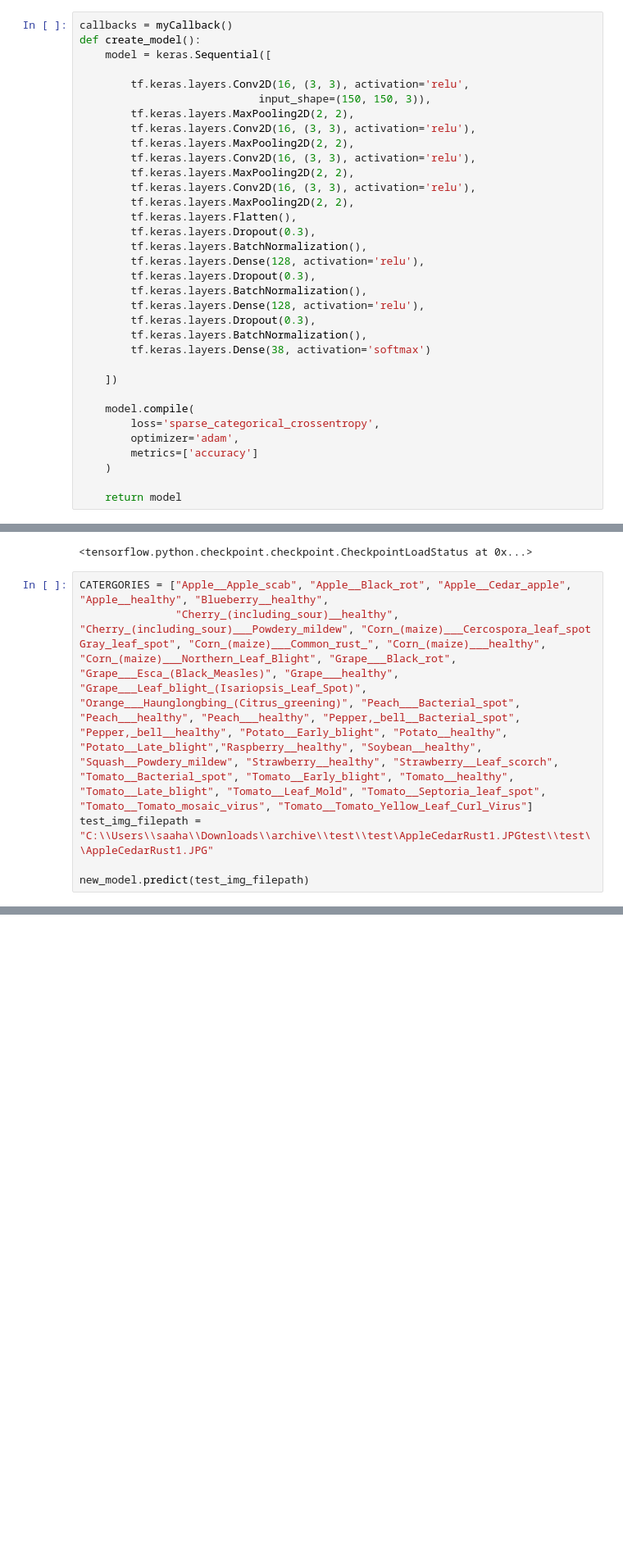
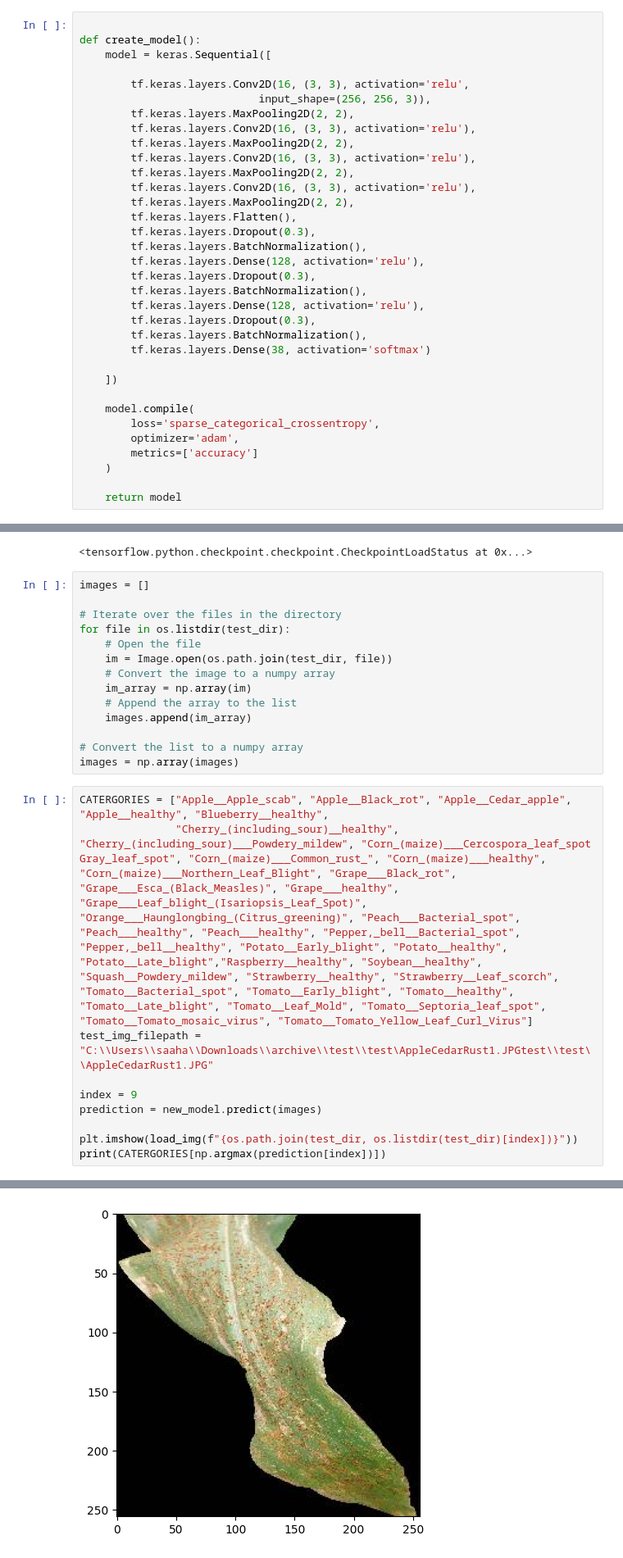
Before and after one commit to SaucyBoi21/CropDiseaseDetectionAI, a Jupyter notebook: code.ipynb, the cells around one changed output, grey strips where cells are left out. Shown at 82% size. Saved outputs shown, nothing was run; the diff lists cells and outputs as text; blank space fills up the shorter version.

Commit message:
created test functionality that will allow you to test the accuracy of the model

```diff
--- a/code.ipynb
+++ b/code.ipynb
@@ -82,12 +84,12 @@ Using 56236 files for training.
 Found 70295 files belonging to 38 classes.
 Using 14059 files for validation.
 # %%
-callbacks = myCallback()
+
 def create_model():
     model = keras.Sequential([
 
         tf.keras.layers.Conv2D(16, (3, 3), activation='relu',
-                            input_shape=(150, 150, 3)),
+                            input_shape=(256, 256, 3)),
         tf.keras.layers.MaxPooling2D(2, 2),
         tf.keras.layers.Conv2D(16, (3, 3), activation='relu'),
         tf.keras.layers.MaxPooling2D(2, 2),
@@ -130,10 +143,28 @@ new_model = create_model()
 new_model.load_weights("./checkpoints/model_weights")
 # %% [output]
 <tensorflow.python.checkpoint.checkpoint.CheckpointLoadStatus at 0x...>
+# %%
+images = []
+
+# Iterate over the files in the directory
+for file in os.listdir(test_dir):
+    # Open the file
+    im = Image.open(os.path.join(test_dir, file))
+    # Convert the image to a numpy array
+    im_array = np.array(im)
+    # Append the array to the list
+    images.append(im_array)
+
+# Convert the list to a numpy array
+images = np.array(images)
 # %%
 CATERGORIES = ["Apple__Apple_scab", "Apple__Black_rot", "Apple__Cedar_apple", "Apple__healthy", "Blueberry__healthy",
                "Cherry_(including_sour)__healthy", "Cherry_(including_sour)___Powdery_mildew", "Corn_(maize)___Cercospora_leaf_spot Gray_leaf_spot", "Corn_(maize)___Common_rust_", "Corn_(maize)___healthy", "Corn_(maize)___Northern_Leaf_Blight", "Grape___Black_rot", "Grape___Esca_(Black_Measles)", "Grape___healthy", "Grape___Leaf_blight_(Isariopsis_Leaf_Spot)", "Orange___Haunglongbing_(Citrus_greening)", "Peach___Bacterial_spot", "Peach___healthy", "Peach___healthy", "Pepper,_bell__Bacterial_spot", "Pepper,_bell__healthy", "Potato__Early_blight", "Potato__healthy", "Potato__Late_blight","Raspberry__healthy", "Soybean__healthy", "Squash__Powdery_mildew", "Strawberry__healthy", "Strawberry__Leaf_scorch", "Tomato__Bacterial_spot", "Tomato__Early_blight", "Tomato__healthy", "Tomato__Late_blight", "Tomato__Leaf_Mold", "Tomato__Septoria_leaf_spot", "Tomato__Tomato_mosaic_virus", "Tomato__Tomato_Yellow_Leaf_Curl_Virus"]
 test_img_filepath = "C:\\Users\\saaha\\Downloads\\archive\\test\\test\AppleCedarRust1.JPGtest\\test\\AppleCedarRust1.JPG"
 
-new_model.predict(test_img_filepath)
+index = 9
+prediction = new_model.predict(images)
+
+plt.imshow(load_img(f"{os.path.join(test_dir, os.listdir(test_dir)[index])}"))
+print(CATERGORIES[np.argmax(prediction[index])])
 # %% [output]
@@ -140,0 +173 @@ IndexError: tuple index out of range
+[figure, added]
```
Also changed, not shown: parts of 7 cells of this notebook, 2 other files.
